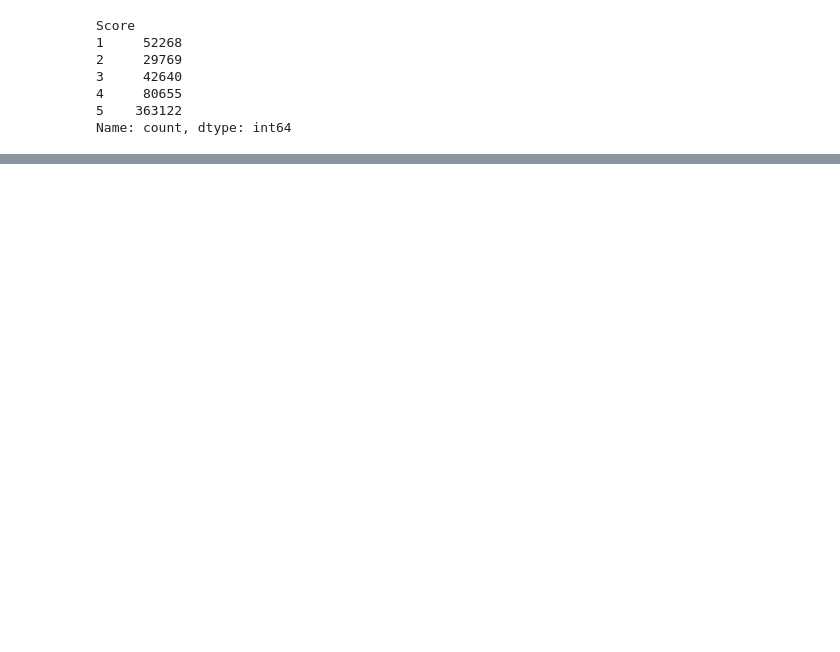
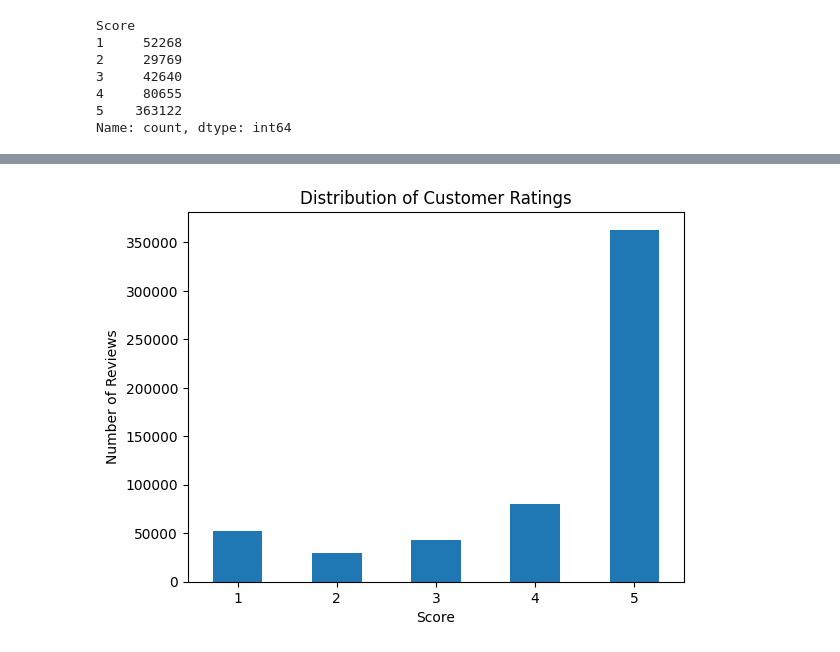
Before and after one commit to K3nleyy/fine-food-sentiment-analyzer, a Jupyter notebook: notebooks/01_data_exploration.ipynb, the cells around one changed output, grey strips where cells are left out. Saved outputs shown, nothing was run; the diff lists cells and outputs as text; code cells hidden in the pictures; blank space fills up the shorter version.

```diff
--- a/notebooks/01_data_exploration.ipynb
+++ b/notebooks/01_data_exploration.ipynb
@@ -36,0 +32,10 @@ dtype: int64
+# %%
+import pandas as pd
+import numpy as np
+import matplotlib.pyplot as plt
+
+DATA_PATH = "/content/drive/MyDrive/fine-food-sentiment-analyzer /Reviews.csv"
+
+df = pd.read_csv(DATA_PATH)
+
+df.head()
@@ -37,5 +111,7 @@ dtype: int64
 # %%
-df["Score"].value_counts().sort_index()
+score_counts = df["Score"].value_counts().sort_index()
+
+print(score_counts)
 # %% [output]
 Score
 1     52268
@@ -46,0 +135,10 @@ Name: count, dtype: int64
+# %%
+score_counts.plot(kind="bar")
+
+plt.title("Distribution of Customer Ratings")
+plt.xlabel("Score")
+plt.ylabel("Number of Reviews")
+plt.xticks(rotation=0)
+plt.show()
+# %% [output]
+[figure, added]
```
Also changed, not shown: parts of 34 cells of this notebook.
